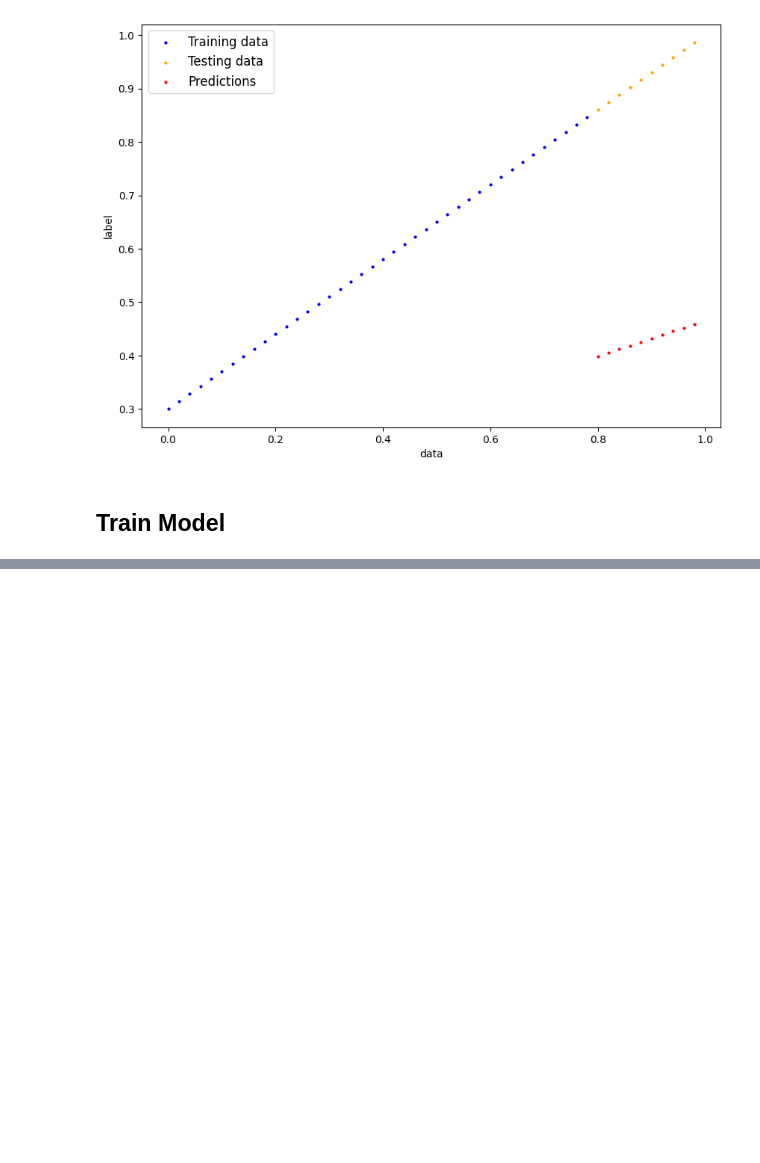
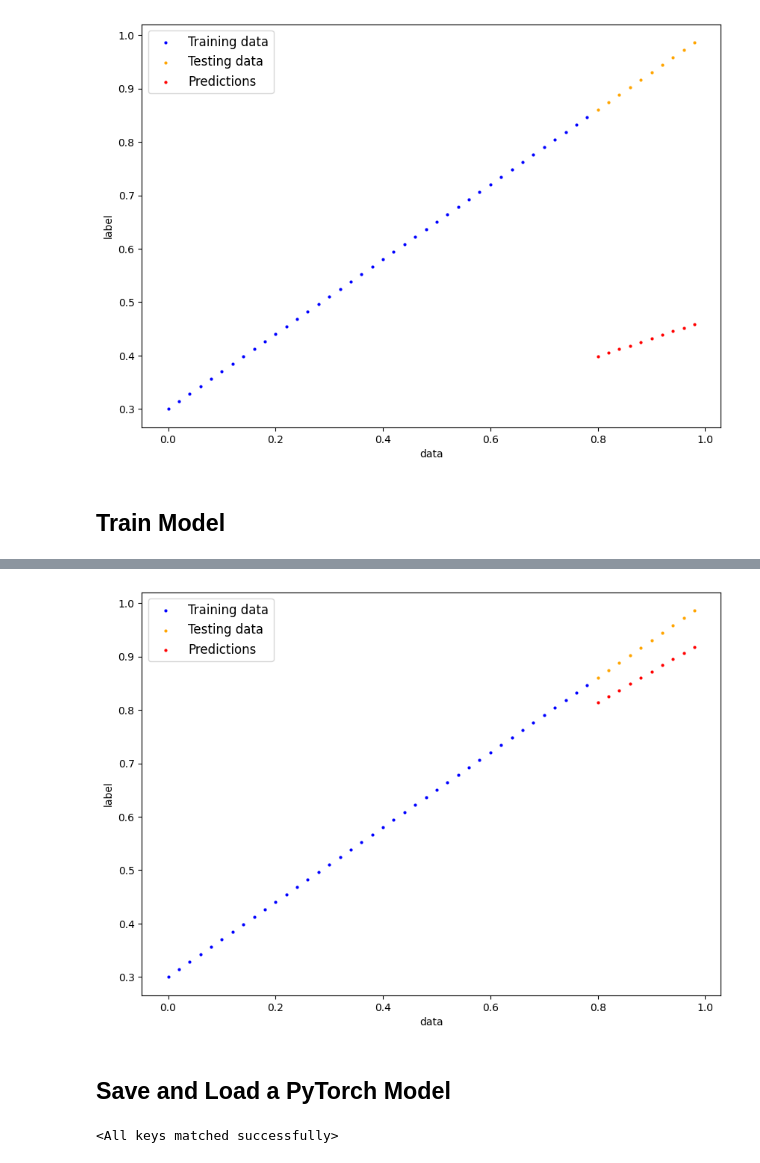
Before and after one commit to harnettd/learn-PyTorch, a Jupyter notebook: 01-PyTorch-Workflow-Fundamentals.ipynb, the cells around one changed output, grey strips where cells are left out. Saved outputs shown, nothing was run; the diff lists cells and outputs as text; code cells hidden in the pictures; blank space fills up the shorter version.

```diff
--- a/01-PyTorch-Workflow-Fundamentals.ipynb
+++ b/01-PyTorch-Workflow-Fundamentals.ipynb
@@ -186,0 +186,5 @@ OrderedDict([('weights', tensor([0.6990])), ('bias', tensor([0.3093]))])
+# %%
+model_0.eval()
+with torch.inference_mode():
+    y_pred = model_0(X_test)
+y_pred
@@ -186,0 +202,6 @@ OrderedDict([('weights', tensor([0.6990])), ('bias', tensor([0.3093]))])
+# %%
+plot_predictions(predictions=y_pred)
+# %% [output]
+[figure, added]
+# %% [markdown]
+## Save and Load a PyTorch Model
@@ -186,0 +216,5 @@ OrderedDict([('weights', tensor([0.6990])), ('bias', tensor([0.3093]))])
+# %%
+loaded_model_0 = LinearRegressionModel()
+loaded_model_0.load_state_dict(torch.load(f=MODEL_SAVE_PATH))
+# %% [output]
+<All keys matched successfully>
```
Also changed, not shown: parts of 10 cells of this notebook.
